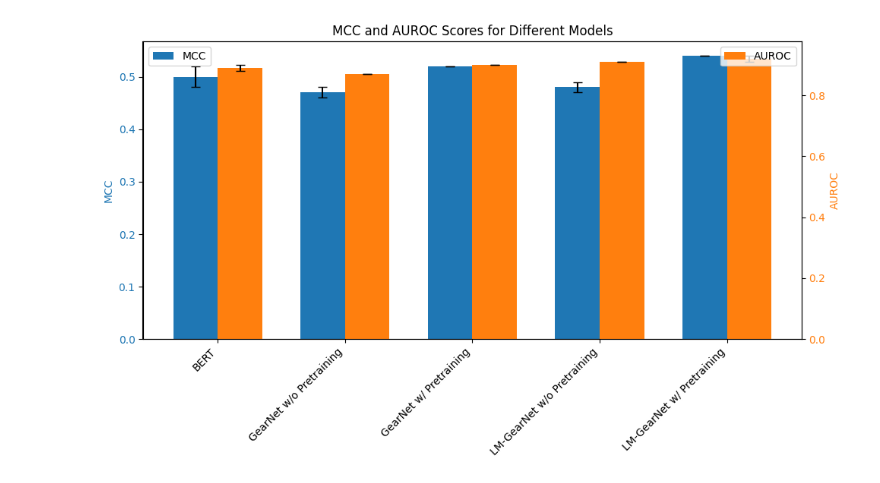
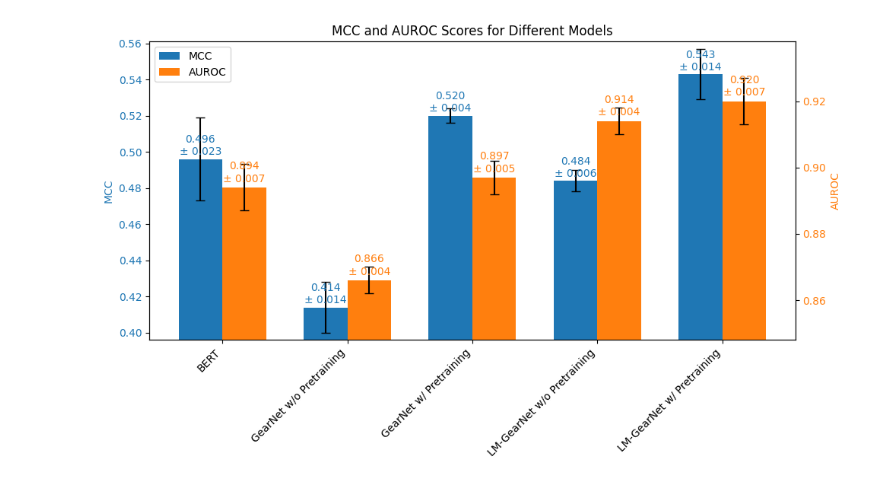
Before and after one commit to dlwocks31/atpbind, a Jupyter notebook: SummaryGraphs.ipynb, the cells around one changed output. Cells and saved outputs as stored; diff of their text form; code cells hidden in the pictures.

Commit message:
SummaryGraphs update

```diff
--- a/SummaryGraphs.ipynb
+++ b/SummaryGraphs.ipynb
@@ -3,11 +3,12 @@ import matplotlib.pyplot as plt
 import numpy as np
 
 # Data
-models = ['BERT', 'GearNet w/o Pretraining', 'GearNet w/ Pretraining', 'LM-GearNet w/o Pretraining', 'LM-GearNet w/ Pretraining']
-MCC = [0.5, 0.47, 0.52, 0.48, 0.54]
-MCC_std = [0.02, 0.01, 0, 0.01, 0]
-AUROC = [0.89, 0.87, 0.9, 0.91, 0.92]
-AUROC_std = [0.01, 0, 0, 0, 0.01]
+models = ['BERT', 'GearNet w/o Pretraining', 'GearNet w/ Pretraining',
+          'LM-GearNet w/o Pretraining', 'LM-GearNet w/ Pretraining']
+MCC = [0.496, 0.414, 0.520, 0.484, 0.543]
+MCC_std = [0.023, 0.014, 0.004, 0.006, 0.014]
+AUROC = [0.894, 0.866, 0.897, 0.914, 0.920]
+AUROC_std = [0.007, 0.004, 0.005, 0.004, 0.007]
 
 # Set the width of the bars
 bar_width = 0.35
@@ -19,39 +20,59 @@ index = np.arange(len(models))
 fig, ax1 = plt.subplots(figsize=(10, 6))
 
 # Plot MCC with error bars
-ax1.bar(index, MCC, bar_width, label='MCC', yerr=MCC_std, capsize=4, color='tab:blue')
+bars1 = ax1.bar(index, MCC, bar_width, label='MCC',
+                yerr=MCC_std, capsize=4, color='tab:blue')
 
 # Set the y-axis labels for MCC
 ax1.set_ylabel('MCC', color='tab:blue')
 ax1.tick_params(axis='y', labelcolor='tab:blue')
 
 # Create a second y-axis
 ax2 = ax1.twinx()
 
 # Plot AUROC with error bars
-ax2.bar(index + bar_width, AUROC, bar_width, label='AUROC', yerr=AUROC_std, capsize=4, color='tab:orange')
+bars2 = ax2.bar(index + bar_width, AUROC, bar_width, label='AUROC',
+                yerr=AUROC_std, capsize=4, color='tab:orange')
 
 # Set the y-axis labels for AUROC
 ax2.set_ylabel('AUROC', color='tab:orange')
 ax2.tick_params(axis='y', labelcolor='tab:orange')
 
 # Set the x-axis labels
 ax1.set_xticks(index + bar_width / 2)
 ax1.set_xticklabels(models, rotation=45, ha='right')
 
 # Set the chart title
 ax1.set_title('MCC and AUROC Scores for Different Models')
 
+# Set the y-axis limits for MCC and AUROC
+ax1.set_ylim(min(MCC) - 0.018, max(MCC) + 0.018)
+ax2.set_ylim(min(AUROC) - 0.018, max(AUROC) + 0.018)
 
-# ax1.autoscale(enable=True)
-ax1.spines['left'].set_position(('outward', 0.6))
+# Get the legend handles and labels
+handles1, labels1 = ax1.get_legend_handles_labels()
+handles2, labels2 = ax2.get_legend_handles_labels()
 
-# Add a legend
-ax1.legend(loc='upper left')
-ax2.legend(loc='upper right')
+# Merge the legend handles and labels
+handles = handles1 + handles2
+labels = labels1 + labels2
+
+# Create a single legend
+plt.legend(handles, labels, loc='upper left')
+
+# Loop over the bars and place a label for each bar
+for i, bar in enumerate(bars1):
+    yval = bar.get_height()
+    ax1.text(bar.get_x() + bar.get_width()/2.0, yval + 0.001,
+             f"%.3f\n± {MCC_std[i]}" % yval, va='bottom', ha='center', color='tab:blue')
+
+for i, bar in enumerate(bars2):
+    yval = bar.get_height()
+    ax2.text(bar.get_x() + bar.get_width()/2.0, yval + 0.001,
+             f"%.3f\n± {AUROC_std[i]}" % yval, va='bottom', ha='center', color='tab:orange')
 
 # Display the chart
 plt.tight_layout()
 plt.show()
 # %% [output]
-[figure, old version]
+[figure, new version]
```
